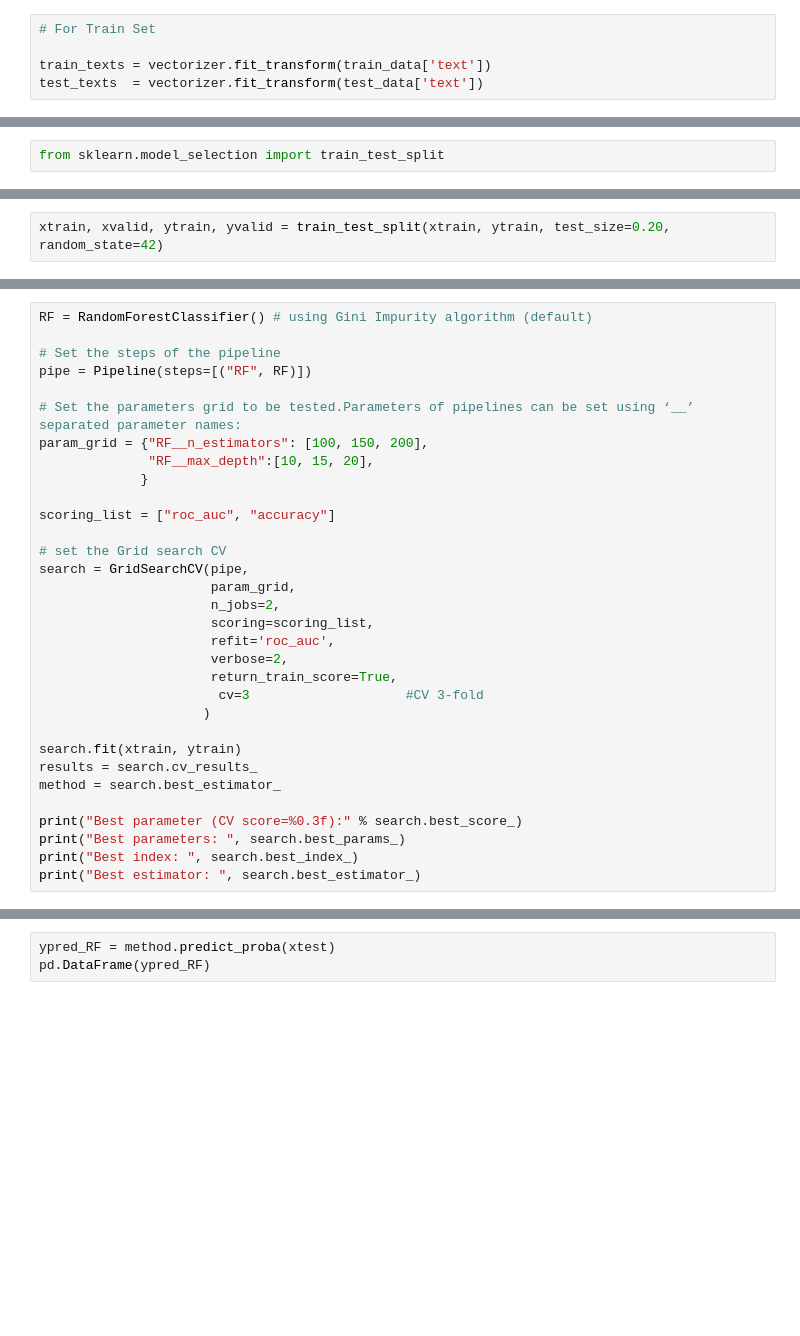
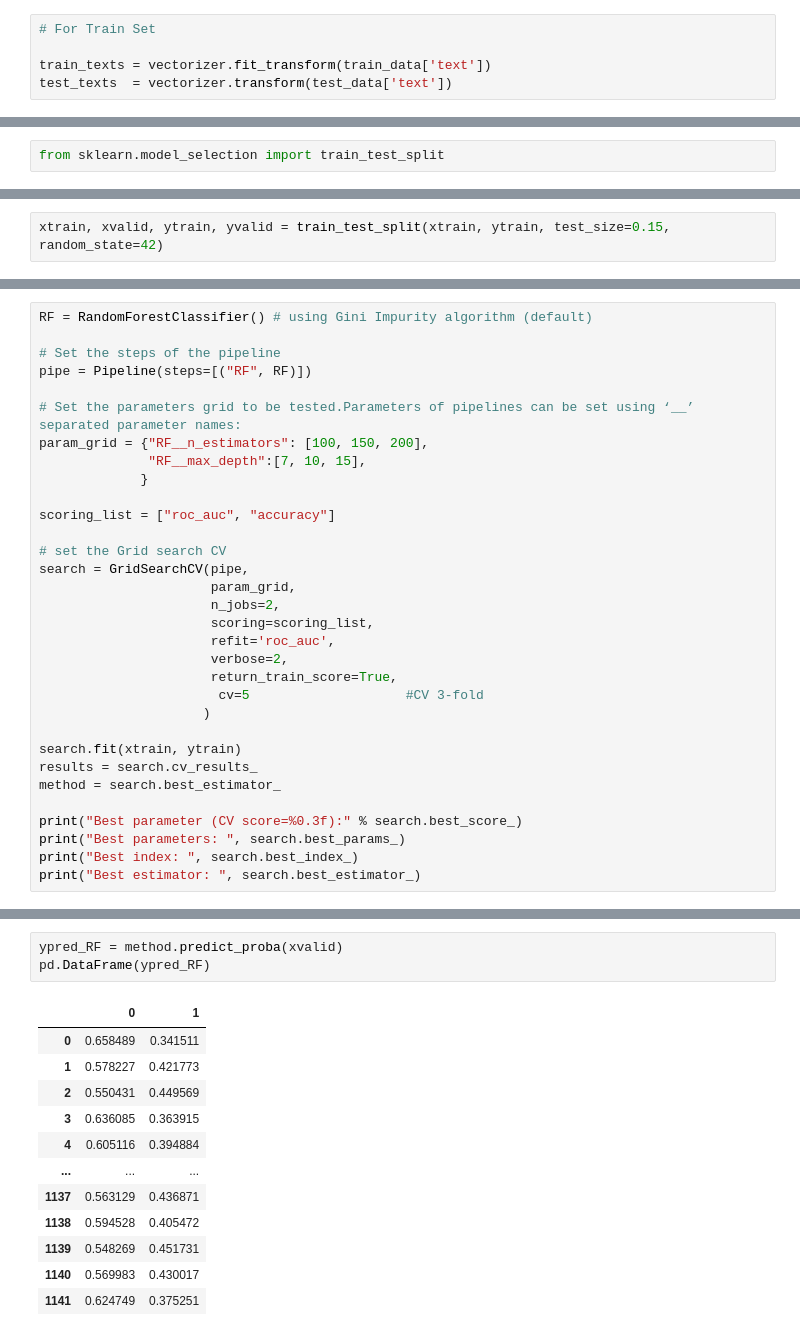
Before and after one commit to raissalohanna/DataLab-FinalProject, a Jupyter notebook: NLP Tweet Disaster.ipynb, the cells around one changed output, grey strips where cells are left out. Saved outputs shown, nothing was run; the diff lists cells and outputs as text; blank space fills up the shorter version.

Commit message:
random forest

```diff
--- a/NLP Tweet Disaster.ipynb
+++ b/NLP Tweet Disaster.ipynb
@@ -869,7 +869,7 @@ vectorizer = TfidfVectorizer(tokenizer=word_tokenize, token_pattern=None)
 # For Train Set
 
 train_texts = vectorizer.fit_transform(train_data['text'])
-test_texts  = vectorizer.fit_transform(test_data['text'])
+test_texts  = vectorizer.transform(test_data['text'])
 # %%
 train_texts.shape
 # %% [output]
@@ -933,4 +933,4 @@ As we don't have 'ytest', we are going to split 20% for validation set
 # %%
-xtrain, xvalid, ytrain, yvalid = train_test_split(xtrain, ytrain, test_size=0.20, random_state=42)
+xtrain, xvalid, ytrain, yvalid = train_test_split(xtrain, ytrain, test_size=0.15, random_state=42)
 # %%
 print('X train size:', xtrain.shape)
@@ -952,7 +952,7 @@ pipe = Pipeline(steps=[("RF", RF)])
 
 # Set the parameters grid to be tested.Parameters of pipelines can be set using ‘__’ separated parameter names:
 param_grid = {"RF__n_estimators": [100, 150, 200],
-              "RF__max_depth":[10, 15, 20],
+              "RF__max_depth":[7, 10, 15],
              }
 
 scoring_list = ["roc_auc", "accuracy"]
@@ -965,7 +965,7 @@ search = GridSearchCV(pipe,
                       refit='roc_auc',
                       verbose=2,
                       return_train_score=True,
-                       cv=3                    #CV 3-fold
+                       cv=5                    #CV 3-fold
                      )
 
 search.fit(xtrain, ytrain)
@@ -985,4 +985,16 @@ Best estimator:  Pipeline(steps=[('RF', RandomForestClassifier(max_depth=20, n_e
 # %%
-ypred_RF = method.predict_proba(xtest)
+ypred_RF = method.predict_proba(xvalid)
 pd.DataFrame(ypred_RF)
 # %% [output]
+|  | 0 | 1 |
+| 0 | 0.658489 | 0.341511 |
+| 1 | 0.578227 | 0.421773 |
+| 2 | 0.550431 | 0.449569 |
+| 3 | 0.636085 | 0.363915 |
+| 4 | 0.605116 | 0.394884 |
+| ... | ... | ... |
+| 1137 | 0.563129 | 0.436871 |
+| 1138 | 0.594528 | 0.405472 |
+| 1139 | 0.548269 | 0.451731 |
+| 1140 | 0.569983 | 0.430017 |
+| 1141 | 0.624749 | 0.375251 |
```
Also changed, not shown: parts of 19 cells of this notebook.
